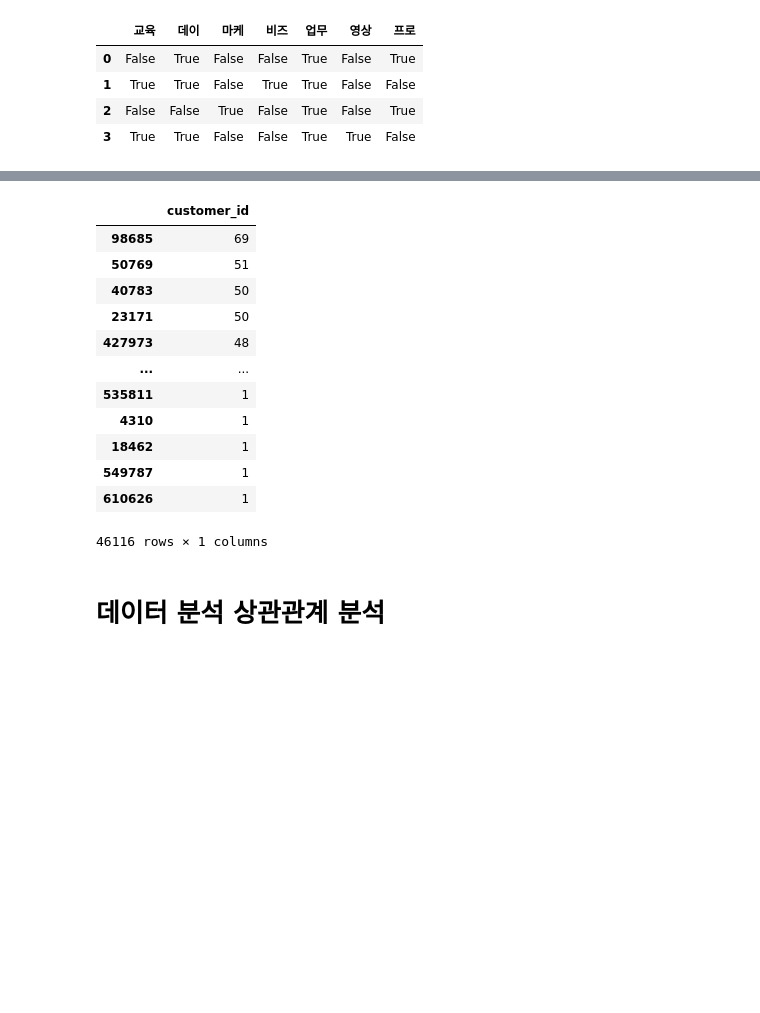
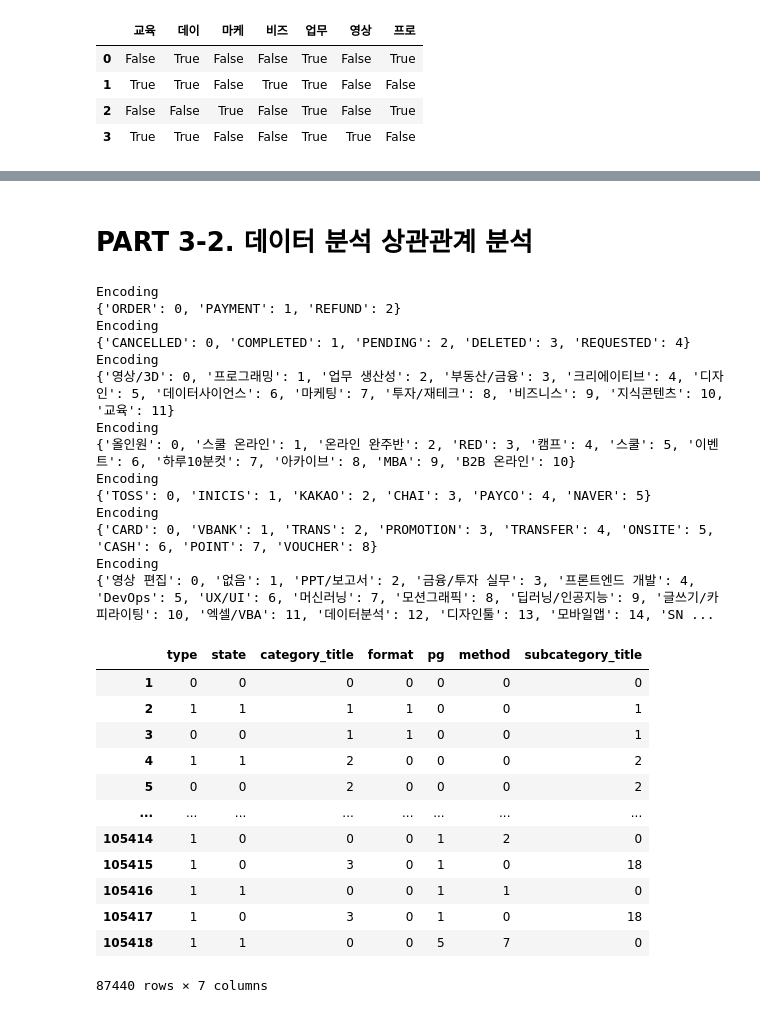
Before and after one commit to jaeseung11/Fastcampus-EDA, a Jupyter notebook: Fastcampus_EDA_project_2.ipynb, the cells around one changed output, grey strips where cells are left out. Cells and saved outputs as stored; diff of their text form; code cells hidden in the pictures; blank space fills up the shorter version.

```diff
--- a/Fastcampus_EDA_project_2.ipynb
+++ b/Fastcampus_EDA_project_2.ipynb
@@ -459,19 +442,62 @@ association_rules(frequent_itemsets, metric="confidence", min_threshold=0.3)
-# %%
-fastcampus_copy.customer_id.value_counts().to_frame()
-# %% [output]
-|  | customer_id |
-| 98685 | 69 |
-| 50769 | 51 |
-| 40783 | 50 |
-| 23171 | 50 |
-| 427973 | 48 |
-| ... | ... |
-| 535811 | 1 |
-| 4310 | 1 |
-| 18462 | 1 |
-| 549787 | 1 |
-| 610626 | 1 |
-46116 rows × 1 columns
 # %% [markdown]
-# 데이터 분석 상관관계 분석
+# PART 3-2. 데이터 분석 상관관계 분석
+# %%
+# 데이터 인코딩화 작업
+def column_encode(data: pd.DataFrame, columns: str or list, inplace: bool = False) -> pd.DataFrame or pd.Series:
+    if type(columns) == list:
+        result = pd.Series()
+
+        for column in columns:
+            res = {}
+            for key, value in zip(data[column].unique(), np.arange(len(data[column].unique()))):
+                res[key] = value
+
+            if inplace == True:
+                data[column + '_encode'] = data[column].map(res)
+
+            print('Encoding')
+            print(res)
+            result = pd.concat([result, data[column].map(res)], axis=1)
+
+        result.drop([0], axis=1, inplace=True)
+        return result
+
+    elif type(columns) == str:
+        res = {}
+        for key, value in zip(data[columns].unique(), np.arange(len(data[columns].unique()))):
+            res[key] = value
+        print(res)
+        if inplace == True:
+            data[columns + '_encode'] = data[columns].map(res)
+        return data[columns].map(res)
+# %%
+column_encode(data=fastcampus_copy, columns=['type', 'state', 'category_title', 'format', 'pg', 'method', 'subcategory_title'], inplace=True)
+# %% [output]
+Encoding
+{'ORDER': 0, 'PAYMENT': 1, 'REFUND': 2}
+Encoding
+{'CANCELLED': 0, 'COMPLETED': 1, 'PENDING': 2, 'DELETED': 3, 'REQUESTED': 4}
+Encoding
+{'영상/3D': 0, '프로그래밍': 1, '업무 생산성': 2, '부동산/금융': 3, '크리에이티브': 4, '디자인': 5, '데이터사이언스': 6, '마케팅': 7, '투자/재테크': 8, '비즈니스': 9, '지식콘텐츠': 10, '교육': 11}
+Encoding
+{'올인원': 0, '스쿨 온라인': 1, '온라인 완주반': 2, 'RED': 3, '캠프': 4, '스쿨': 5, '이벤트': 6, '하루10분컷': 7, '아카이브': 8, 'MBA': 9, 'B2B 온라인': 10}
+Encoding
+{'TOSS': 0, 'INICIS': 1, 'KAKAO': 2, 'CHAI': 3, 'PAYCO': 4, 'NAVER': 5}
+Encoding
+{'CARD': 0, 'VBANK': 1, 'TRANS': 2, 'PROMOTION': 3, 'TRANSFER': 4, 'ONSITE': 5, 'CASH': 6, 'POINT': 7, 'VOUCHER': 8}
+Encoding
+{'영상 편집': 0, '없음': 1, 'PPT/보고서': 2, '금융/투자 실무': 3, '프론트엔드 개발': 4, 'DevOps': 5, 'UX/UI': 6, '머신러닝': 7, '모션그래픽': 8, '딥러닝/인공지능': 9, '글쓰기/카피라이팅': 10, '엑셀/VBA': 11, '데이터분석': 12, '디자인툴': 13, '모바일앱': 14, 'SN ...
+|  | type | state | category_title | format | pg | method | subcategory_title |
+| 1 | 0 | 0 | 0 | 0 | 0 | 0 | 0 |
+| 2 | 1 | 1 | 1 | 1 | 0 | 0 | 1 |
+| 3 | 0 | 0 | 1 | 1 | 0 | 0 | 1 |
+| 4 | 1 | 1 | 2 | 0 | 0 | 0 | 2 |
+| 5 | 0 | 0 | 2 | 0 | 0 | 0 | 2 |
+| ... | ... | ... | ... | ... | ... | ... | ... |
+| 105414 | 1 | 0 | 0 | 0 | 1 | 2 | 0 |
+| 105415 | 1 | 0 | 3 | 0 | 1 | 0 | 18 |
+| 105416 | 1 | 1 | 0 | 0 | 1 | 1 | 0 |
+| 105417 | 1 | 0 | 3 | 0 | 1 | 0 | 18 |
+| 105418 | 1 | 1 | 0 | 0 | 5 | 7 | 0 |
+87440 rows × 7 columns
 # %%
```
Also changed, not shown: parts of 56 cells of this notebook.
